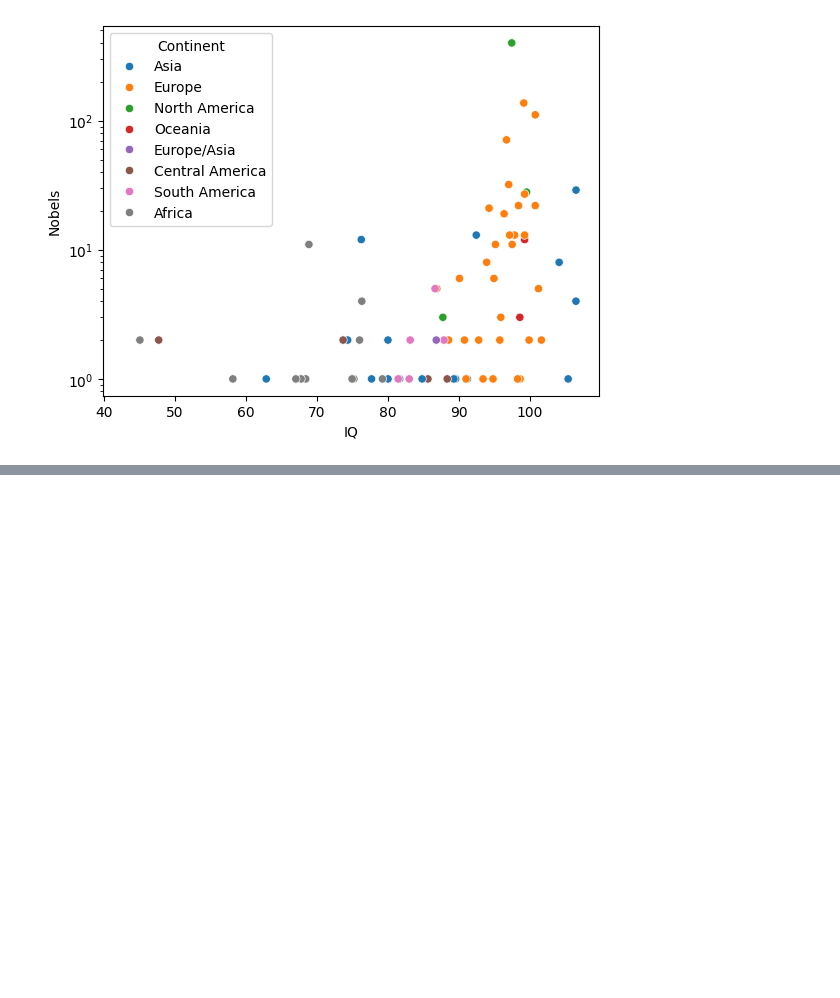
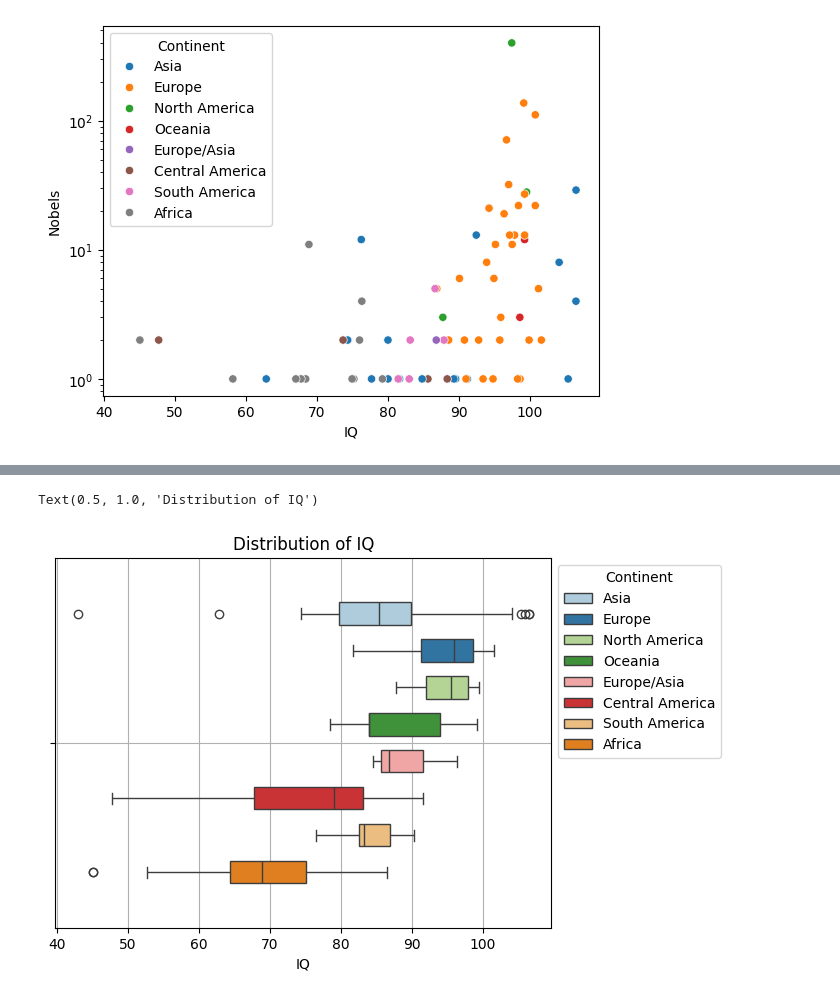
Before and after one commit to Mamin-gamer/ProfessionalSoftwareModule, a Jupyter notebook: Coursework/Notebooks/Main.ipynb, the cells around one changed output, grey strips where cells are left out. Saved outputs shown, nothing was run; the diff lists cells and outputs as text; code cells hidden in the pictures; blank space fills up the shorter version.

```diff
--- a/Coursework/Notebooks/Main.ipynb
+++ b/Coursework/Notebooks/Main.ipynb
@@ -118,0 +189,8 @@ sns.scatterplot(data = DF, y = "GNI", x = "HDI", hue = "Continent") #TK
+# %%
+ax = sns.boxplot(data=DF, x="IQ", hue="Continent", gap=0.4, dodge=True, palette=colours)
+sns.move_legend(ax, "upper left", bbox_to_anchor=(1, 1))
+ax.grid()
+plt.title("Distribution of IQ")
+# %% [output]
+Text(0.5, 1.0, 'Distribution of IQ')
+[figure, added]
```
Also changed, not shown: parts of 28 cells of this notebook.
